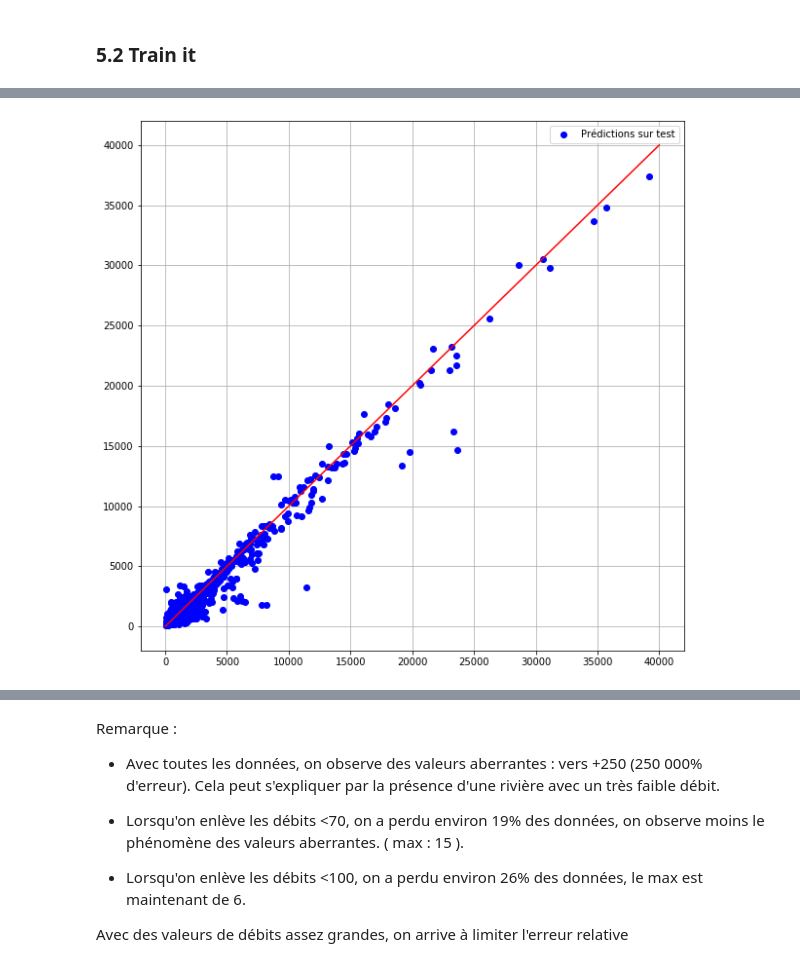
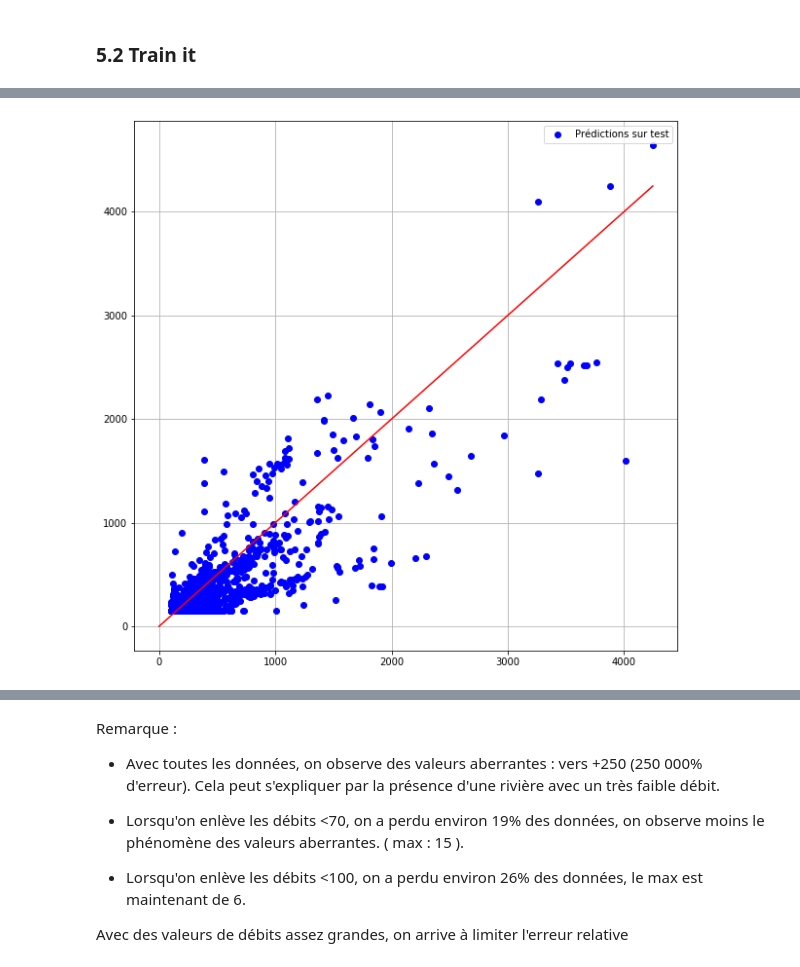
Before and after one commit to scastets/Projet4MA_Hydrologie, a Jupyter notebook: Notebooks/Apprentissage_ANN_HydroSwotV3.ipynb, the cells around one changed output, grey strips where cells are left out. Saved outputs shown, nothing was run; the diff lists cells and outputs as text; code cells hidden in the pictures.

```diff
--- a/Notebooks/Apprentissage_ANN_HydroSwotV3.ipynb
+++ b/Notebooks/Apprentissage_ANN_HydroSwotV3.ipynb
@@ -178,0 +82,15 @@ data_river_LQ = pd.concat([data_river_LQ, data_river_VHQ, data_river_VHQ]).drop_
+# %%
+river_LQ = river_means_hydro[river_means_hydro['Q']<=1000]
+data_river_LQ= data_river[data_river.river.isin(river_LQ.river.to_list())]
+
+river_HQ = river_means_hydro[river_means_hydro['Q']>1000]
+river_HQ = river_HQ[river_HQ['Q']<=5000]
+data_river_HQ = data_river[data_river.river.isin(river_HQ.river.to_list())]
+
+river_VHQ = river_means_hydro[river_means_hydro['Q']>5000]
+data_river_VHQ = data_river[data_river.river.isin(river_VHQ.river.to_list())]
+
+
+print("Shape de Low Q (<1000): " ,data_river_LQ.shape)
+print("Shape de High Q (entre 1000 et 5000): " ,data_river_HQ.shape)
+print("Shape de Very High Q (>5000): " ,data_river_VHQ.shape)
@@ -451,7 +254,7 @@ def get_model_v1(shape,n_layers,n_neurons):
     model.add(keras.layers.Dense(1, name='Output'))
     model.compile(optimizer = 'adam',
                   loss      = 'mae',
-                  metrics   = ['mae', 'mse',nRMSE,NSE,KGE,R2] )
+                  metrics   = ['mae', 'mse'] )
     return model
 # %% [markdown]
 ## Step 5 - Train the model
@@ -468,2 +262,7 @@ NameError: name 'data' is not defined
 # %% [markdown]
 ### 5.2 Train it
+# %%
+shape = 3
+n_layers = 64
+n_neurons = 64
+model=get_model_v1((shape,),n_layers,n_neurons)
@@ -472,13 +295,13 @@ NameError: name 'data' is not defined
 # - data_LQ & river_LQ
 # - data_HQ & river_HQ
 # - data_VHQ & river_VHQ
-x_train, y_train , x_test, y_test = shuffle_river(data_HQ,river_HQ)
+x_train, y_train , x_test, y_test = shuffle_river(data_LQ,river_LQ)
 x_train, y_train , x_test, y_test = normalization(x_train,y_train,x_test,y_test)
-ep = 50
+ep = 100
 history = model.fit(x_train,
                     y_train,
-                    epochs          = ep,
-                    batch_size = 50,
-                    verbose         = 0,
+                    epochs        = ep,
+                    batch_size = 100,
+                    verbose         = 1,
                     validation_data = (x_test, y_test))
 # %% [output]
@@ -596,15 +375,18 @@ No handles with labels found to put in legend.
 # %%
 plt.figure(figsize=(10,10))
 plt.plot(y_test,model.predict(x_test),'bo',label='Prédictions sur test')
-x = np.arange(0,40000)
+u = min(y_test)
+m = max(y_test)
+x = np.arange(0,m)
 plt.plot(x,x,'r')
 #plt.plot(x,x+0.20*x,'--g')
 #plt.plot(x,x-0.20*x,'--g')
+#plt.xlim(0,5000)
 plt.legend()
 plt.grid()
 plt.show()
 # %% [output]
-[figure, old version]
+[figure, new version]
 # %%
 yt = y_test.reshape(y_test.shape[0],1)
 plt.figure(figsize=(15,7))
```
Also changed, not shown: parts of 39 cells of this notebook.
